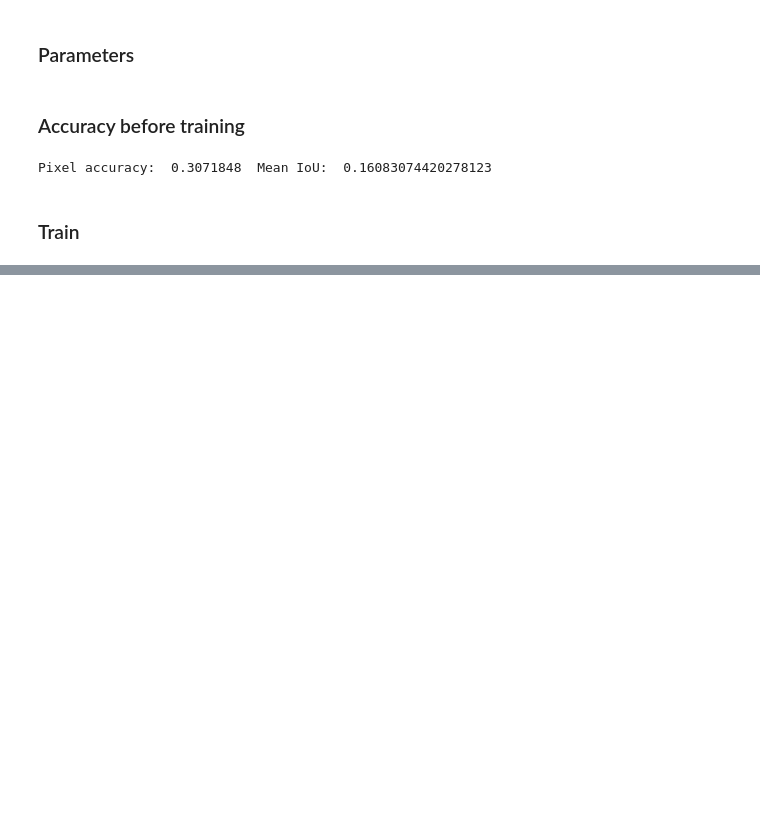
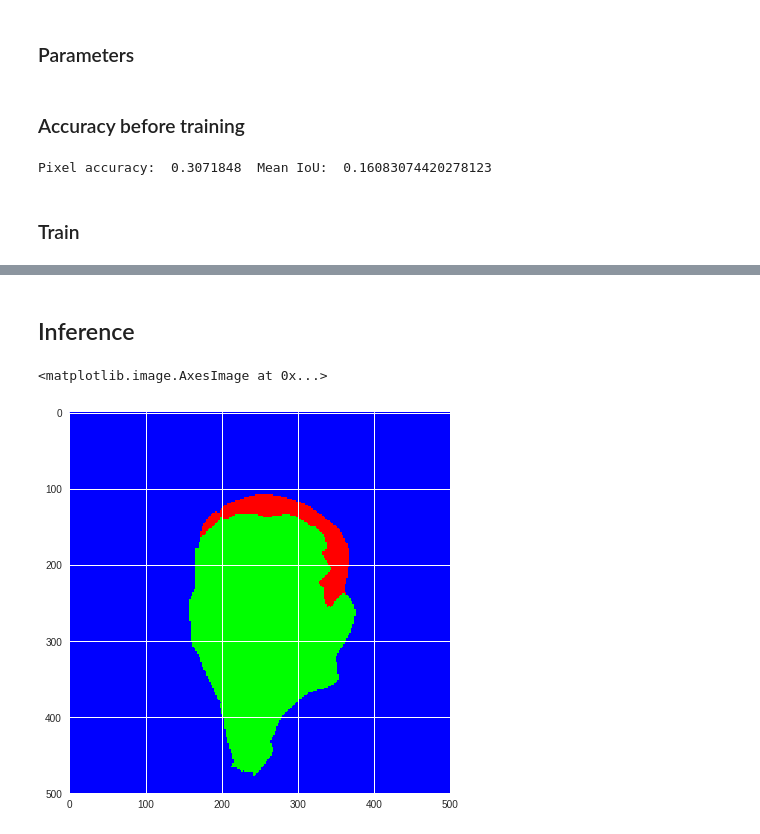
Before and after one commit to betogaona7/hairstyle, a Jupyter notebook: HS-Segment-Technique/FCN_CRF.ipynb, the cells around one changed output, grey strips where cells are left out. Saved outputs shown, nothing was run; the diff lists cells and outputs as text; code cells hidden in the pictures; blank space fills up the shorter version.

```diff
--- a/HS-Segment-Technique/FCN_CRF.ipynb
+++ b/HS-Segment-Technique/FCN_CRF.ipynb
@@ -176,12 +191,12 @@ class FCN8s(nn.Module):
 
     # fc6 of VGG16
     self.fc6 = nn.Conv2d(512, 512, 7)
-    self.relu6 = nn.ReLU(inplace=True)
+    self.relu6 = nn.LeakyReLU(inplace=True) #nn.ReLU(inplace=True)
     self.drop6 = nn.Dropout2d()
 
     # fc7 of VGG16
     self.fc7 = nn.Conv2d(512, 4096, 1)
-    self.relu7 = nn.ReLU(inplace=True)
+    self.relu7 = nn.LeakyReLU(inplace=True) #ReLU(inplace=True)
     self.drop7 = nn.Dropout2d()
 
     # Convolutional score layer
@@ -308,11 +323,17 @@ model = FCN8s(VGG16(), n_classes)
 model.to(device)
 
 # Define training parameters
-criterion = nn.BCEWithLogitsLoss()
-optimizer = optim.RMSprop(model.parameters(), lr=0.0001, momentum=0, weight_decay=1e-5)
-scheduler = optim.lr_scheduler.StepLR(optimizer, step_size=40, gamma=0.5)
-epochs = 1
-print_every = 5
+weights = [0.40, 0.75, 0.85]
+#weights = [1., 1., 10.]
+class_weights = torch.FloatTensor(weights).to(device)
+
+criterion = nn.CrossEntropyLoss(weight=class_weights)
+
+#criterion = nn.BCEWithLogitsLoss()
+optimizer = optim.RMSprop(model.parameters(), lr=1e-7, momentum=0, weight_decay=1e-5)
+scheduler = optim.lr_scheduler.StepLR(optimizer, step_size=1, gamma=0.5)
+epochs = 2
+print_every = 30
 # %% [markdown]
 ### Accuracy before training
 # %%
@@ -330,10 +351,12 @@ best = 0
 for epoch in range(epochs):
   for i, batch in enumerate(trainloader):
     inputs, labels = batch['x'].to(device), batch['y'].to(device)
+    targets = batch['l'].to(device)
     optimizer.zero_grad()
+    outputs = model.forward(inputs)
+    #loss = criterion(outputs, labels)
+    loss = criterion(outputs, targets.long())
 
-    outputs = model.forward(inputs)
-    loss = criterion(outputs, labels)
     loss.backward()
     optimizer.step()
     if i % print_every == 0:
@@ -345,6 +368,6 @@ for epoch in range(epochs):
               "Pixel accuracy.. {:.5f}".format(paccuracy),
               "Mean IU.. {:.5f}".format(meaniou))
       if best < paccuracy:
-        torch.save(model.state_dict(), "./fcn-model-bestacc2.pth")
+        torch.save(model.state_dict(), "./fcn-model-bestacc3.pth")
         best = paccuracy
       model.train()
@@ -386,0 +390,2 @@ Pixel accuracy:  0.8445634951456311  Mean IoU:  0.5116770614689133
+# %% [markdown]
+## Inference
@@ -386,0 +489,20 @@ Pixel accuracy:  0.8445634951456311  Mean IoU:  0.5116770614689133
+# %%
+name = "Alex_King_0001"
+
+inp_image = "data/LFW/images/" + name + ".jpg"
+tru_image = "data/LFW/labels_ppm/" + name + ".ppm"
+
+original = scipy.misc.imread(inp_image)
+truth = scipy.misc.imread(tru_image)
+predicted = get_image_labels(inp_image)
+
+data = pd.read_csv("data/LFW/training.csv")
+
+image, label = data.iloc[27, 0], data.iloc[27, 1]
+image = scipy.misc.imread(image, mode='RGB')
+label = np.load(label)
+# %%
+plt.imshow(paint_no_tensor(label))
+# %% [output]
+<matplotlib.image.AxesImage at 0x...>
+[figure, added]
```
Also changed, not shown: parts of 15 cells of this notebook.
